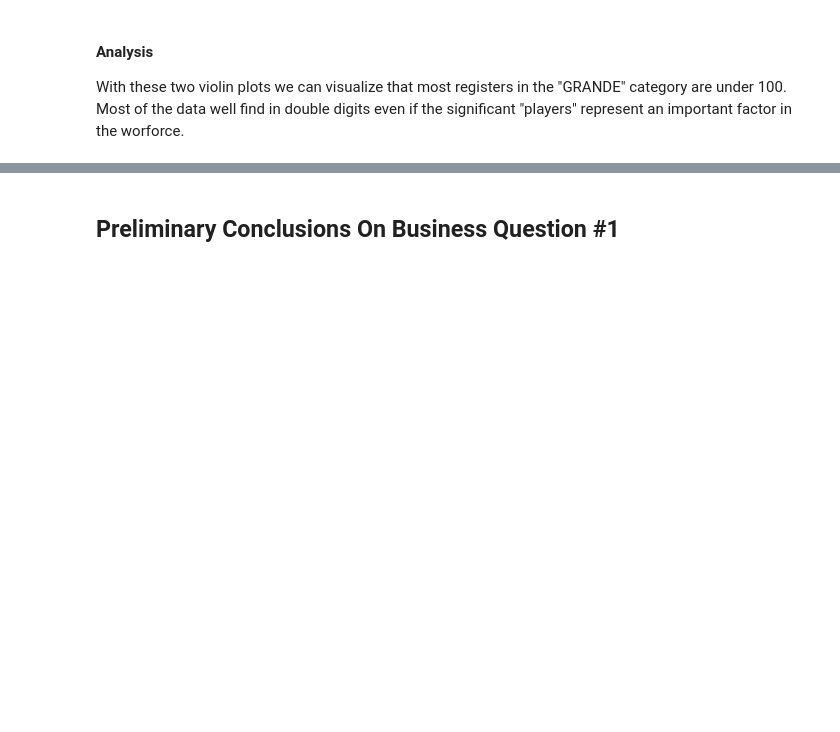
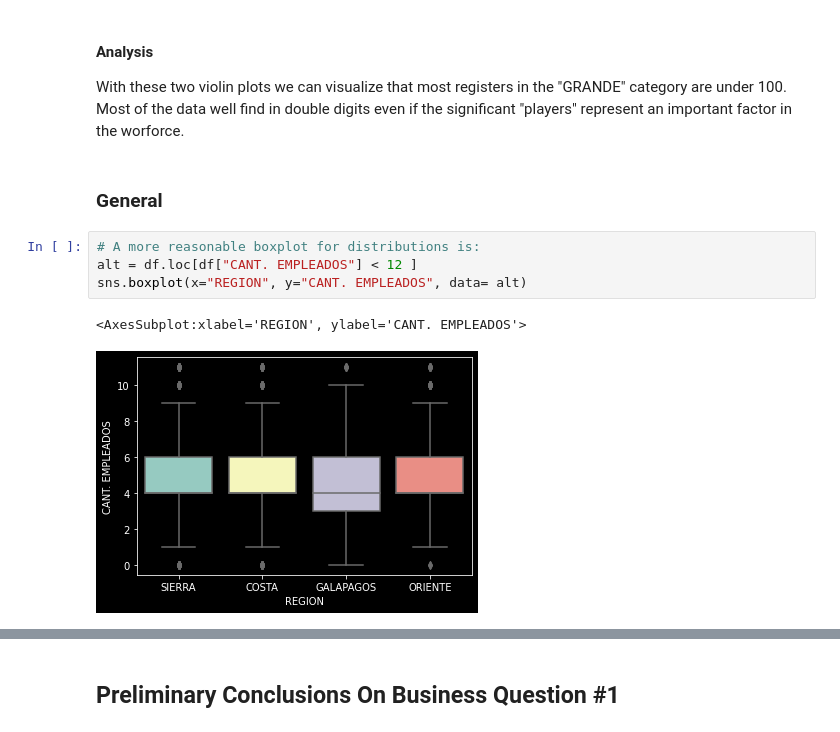
Before and after one commit to JFNebel/ecuadorian-graduates-workforce-mobility, a Jupyter notebook: ProyectoICD.ipynb, the cells around one changed output, grey strips where cells are left out. Saved outputs shown, nothing was run; the diff lists cells and outputs as text; blank space fills up the shorter version.

Commit message:
Added a general view

```diff
--- a/ProyectoICD.ipynb
+++ b/ProyectoICD.ipynb
@@ -422,3 +422,12 @@ sns.violinplot(df_q4["CANT. EMPLEADOS"].loc[df["CANT. EMPLEADOS"]< 100])
 # %% [markdown]
 #### Analysis
 With these two violin plots we can visualize that most registers in the "GRANDE" category are under 100. Most of the data well find in double digits even if the significant "players" represent an important factor in the worforce.
+# %% [markdown]
+### General
+# %%
+# A more reasonable boxplot for distributions is:
+alt = df.loc[df["CANT. EMPLEADOS"] < 12 ]
+sns.boxplot(x="REGION", y="CANT. EMPLEADOS", data= alt)
+# %% [output]
+<AxesSubplot:xlabel='REGION', ylabel='CANT. EMPLEADOS'>
+[figure, added]
```
Also changed, not shown: parts of 2 cells of this notebook.
